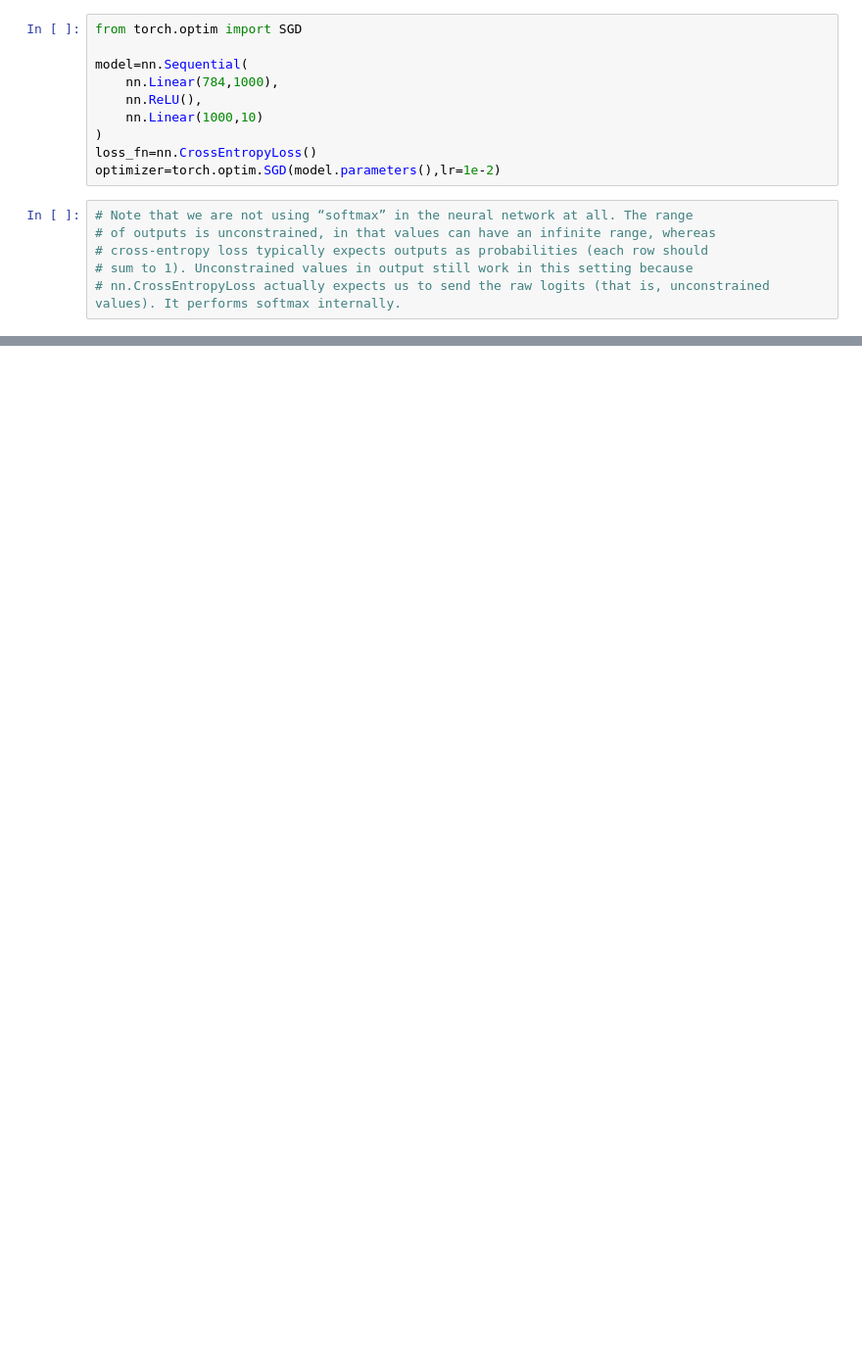
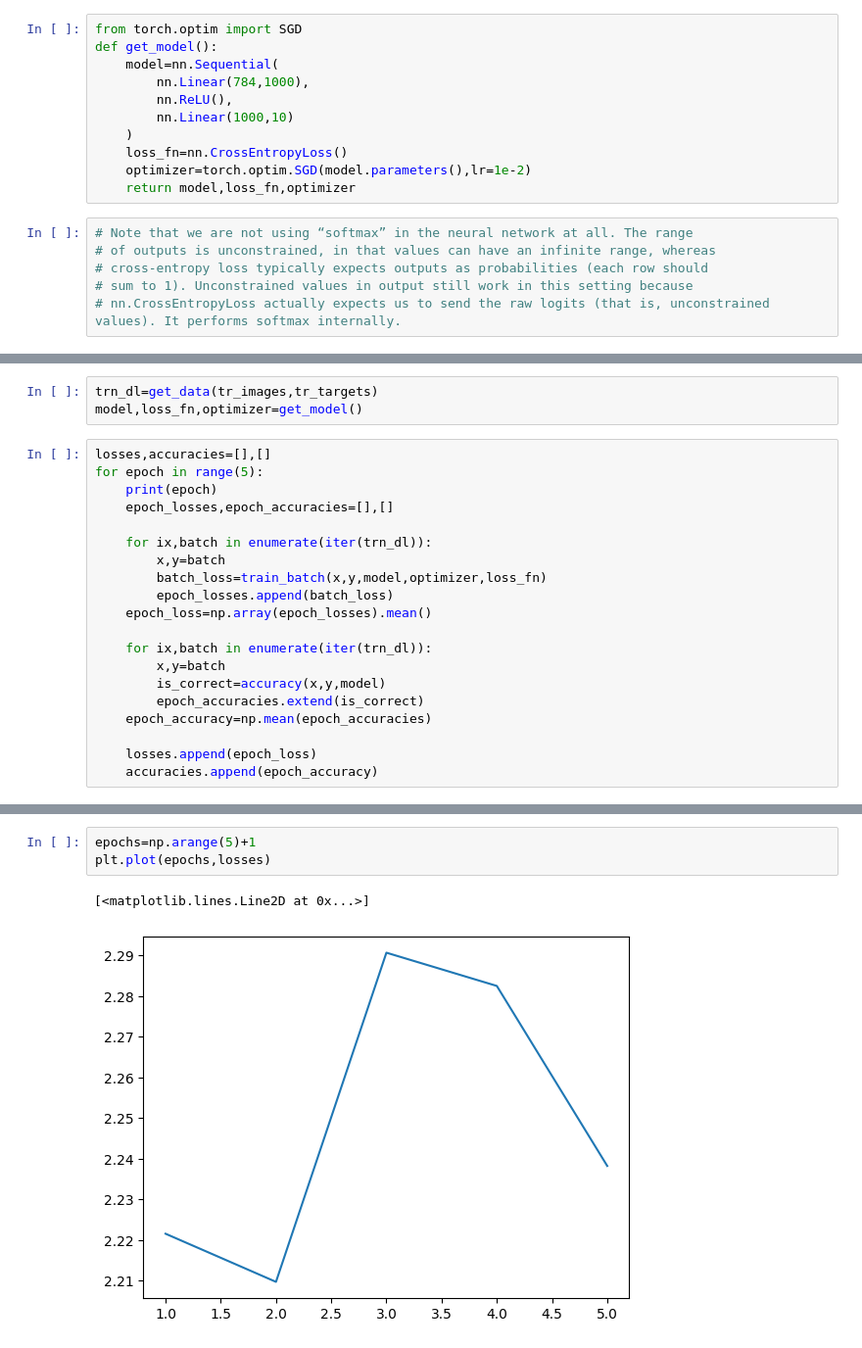
Before and after one commit to kartikcpp/computer-vision, a Jupyter notebook: ch3/training.ipynb, the cells around one changed output, grey strips where cells are left out. Shown at 98% size. Saved outputs shown, nothing was run; the diff lists cells and outputs as text; blank space fills up the shorter version.

```diff
--- a/ch3/training.ipynb
+++ b/ch3/training.ipynb
@@ -30,14 +30,15 @@ def get_data(tr_images,tr_targets):
     return dl
 # %%
 from torch.optim import SGD
-
-model=nn.Sequential(
-    nn.Linear(784,1000),
-    nn.ReLU(),
-    nn.Linear(1000,10)
-)
-loss_fn=nn.CrossEntropyLoss()
-optimizer=torch.optim.SGD(model.parameters(),lr=1e-2)
+def get_model():
+    model=nn.Sequential(
+        nn.Linear(784,1000),
+        nn.ReLU(),
+        nn.Linear(1000,10)
+    )
+    loss_fn=nn.CrossEntropyLoss()
+    optimizer=torch.optim.SGD(model.parameters(),lr=1e-2)
+    return model,loss_fn,optimizer
 # %%
 # Note that we are not using “softmax” in the neural network at all. The range
 # of outputs is unconstrained, in that values can have an infinite range, whereas
@@ -46,0 +73,23 @@ optimizer=torch.optim.SGD(model.parameters(),lr=1e-2)
+# %%
+trn_dl=get_data(tr_images,tr_targets)
+model,loss_fn,optimizer=get_model()
+# %%
+losses,accuracies=[],[]
+for epoch in range(5):
+    print(epoch)
+    epoch_losses,epoch_accuracies=[],[]
+
+    for ix,batch in enumerate(iter(trn_dl)):
+        x,y=batch
+        batch_loss=train_batch(x,y,model,optimizer,loss_fn)
+        epoch_losses.append(batch_loss)
+    epoch_loss=np.array(epoch_losses).mean()
+
+    for ix,batch in enumerate(iter(trn_dl)):
+        x,y=batch
+        is_correct=accuracy(x,y,model)
+        epoch_accuracies.extend(is_correct)
+    epoch_accuracy=np.mean(epoch_accuracies)
+
+    losses.append(epoch_loss)
+    accuracies.append(epoch_accuracy)
@@ -46,0 +118,6 @@ optimizer=torch.optim.SGD(model.parameters(),lr=1e-2)
+# %%
+epochs=np.arange(5)+1
+plt.plot(epochs,losses)
+# %% [output]
+[<matplotlib.lines.Line2D at 0x...>]
+[figure, added]
```
Also changed, not shown: parts of 4 cells of this notebook.
